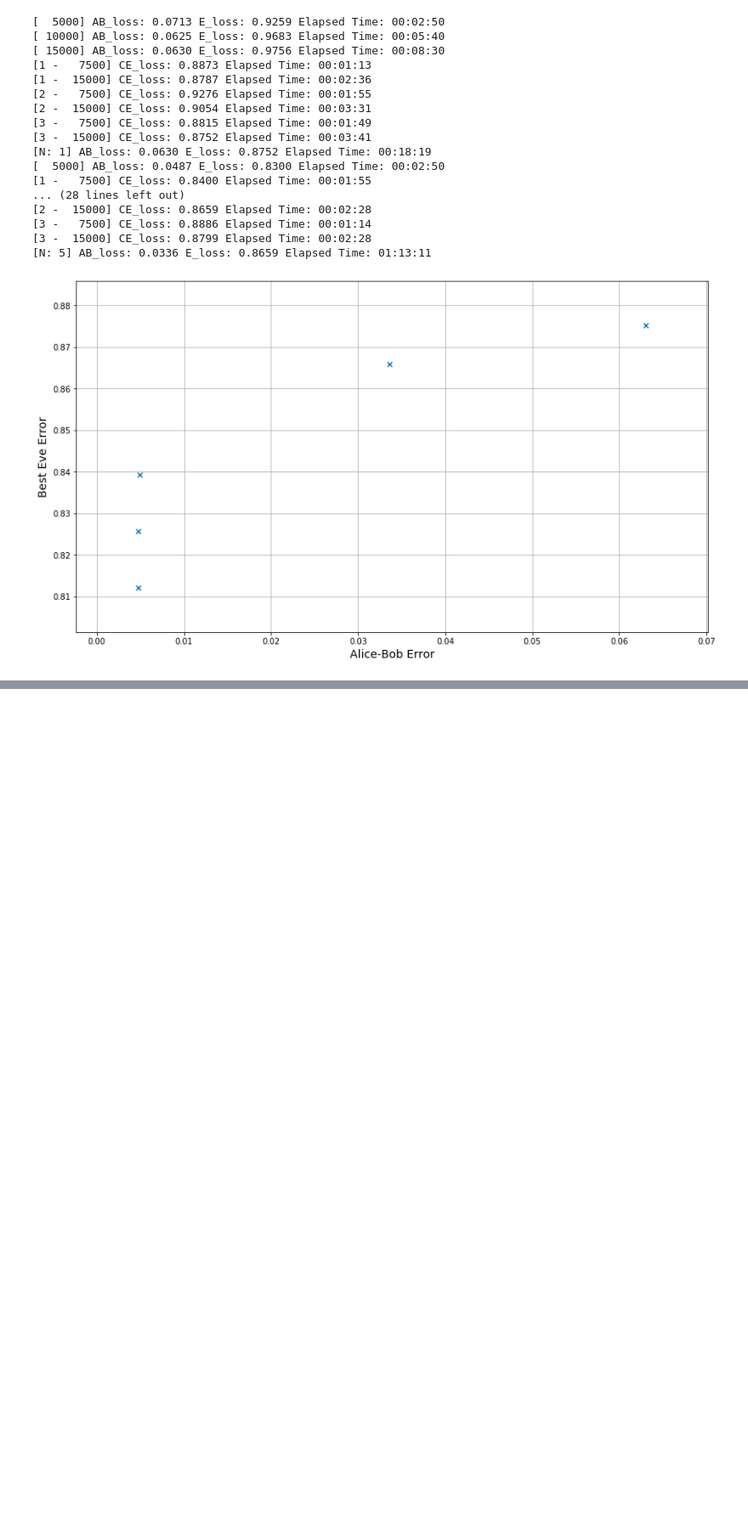
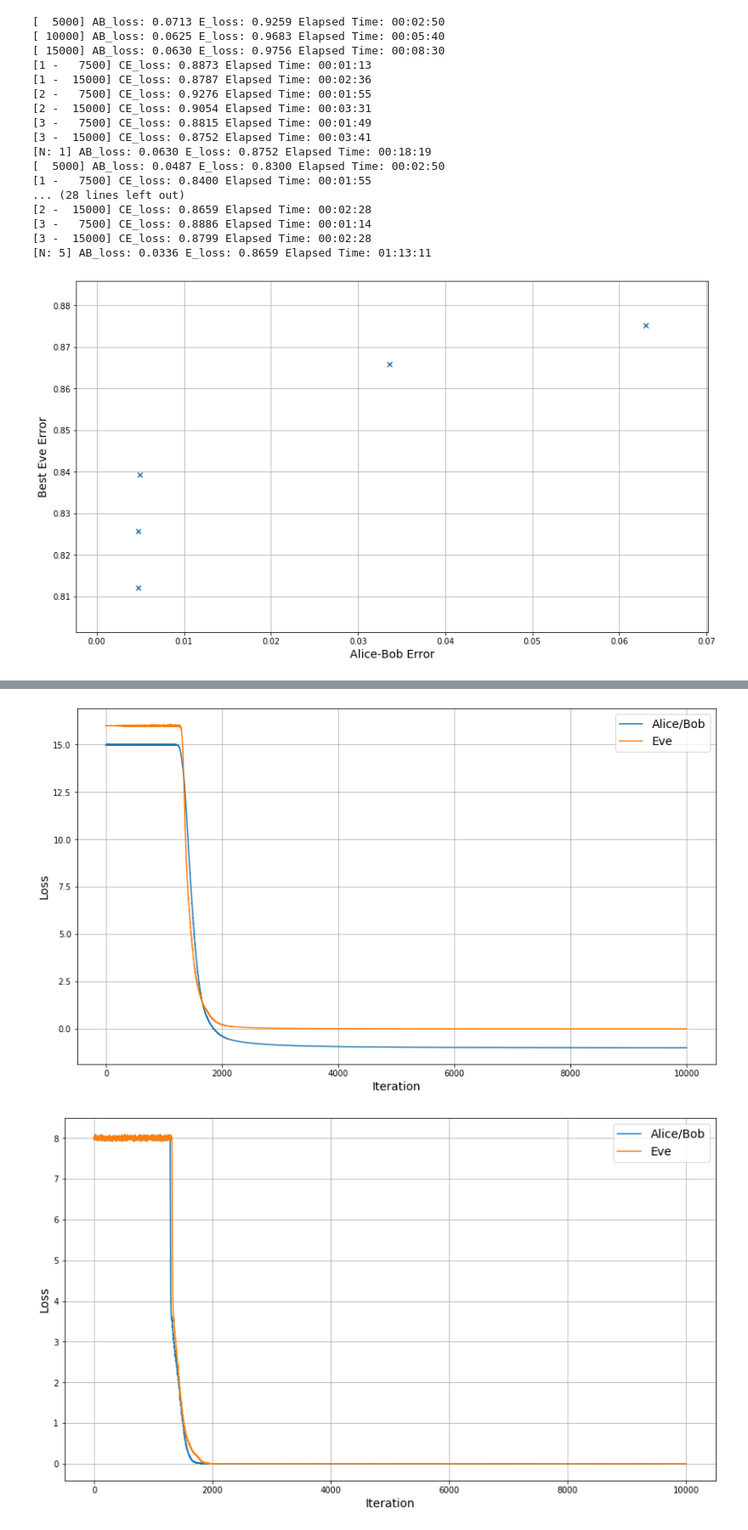
Before and after one commit to wert310/adversarial_neural_crypto, a Jupyter notebook: symmetric_encryption.ipynb, the cells around one changed output, grey strips where cells are left out. Shown at 85% size. Saved outputs shown, nothing was run; the diff lists cells and outputs as text; code cells hidden in the pictures; blank space fills up the shorter version.

```diff
--- a/symmetric_encryption.ipynb
+++ b/symmetric_encryption.ipynb
@@ -298,7 +312,7 @@ loss_eve_1 = l1_norm_1
 loss_bob_1 = l1_norm_1
 loss_alicebob_1 = lambda P_bob, P_eve, P: loss_bob_1(P_bob, P) - (((N/2 - loss_eve_1(P_eve, P))**2) / ((N/2)**2))
 
-ABs_1, Es_1 = train_abe(A_1, B_1, E_1,
+ABs_1, Es_1, B_error, E_error = train_abe(A_1, B_1, E_1,
                         max_iter=10000, loss_eve=loss_eve_1, loss_alicebob=loss_alicebob_1)
-plot_abe_losses(ABs_1, Es_1)
+#plot_abe_losses(ABs_1, Es_1)
 # %% [output]
@@ -316,3 +329,9 @@ plot_abe_losses(ABs_1, Es_1)
+# %%
+plot_abe_losses(ABs_1, Es_1)
+plot_abe_losses(B_error, E_error)
+# %% [output]
+[figure, added]
+[figure, added]
 # %%
 # Paper Loss function with + sign
 A_2 = ABENet(N, has_key=True).to(DEVICE)
```
Also changed, not shown: parts of 9 cells of this notebook.
